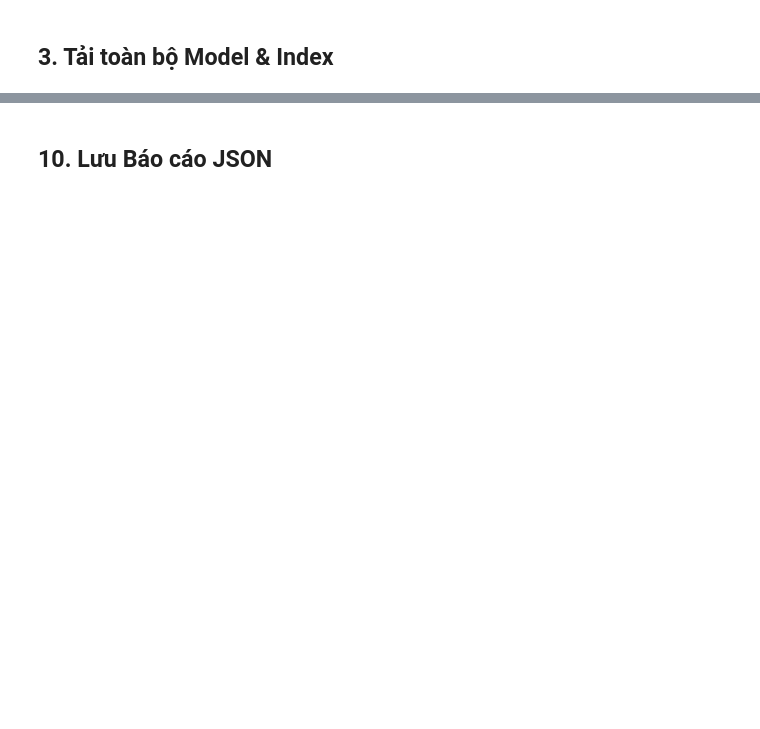
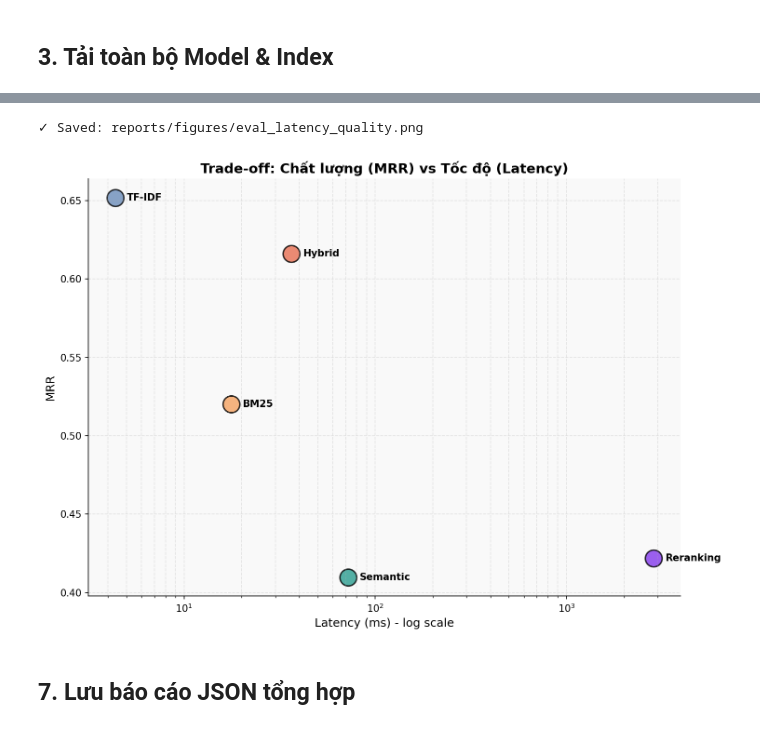
Before and after one commit to lamtd1/IT4930, a Jupyter notebook: AI/10_evaluation_comparison.ipynb, the cells around one changed output, grey strips where cells are left out. Cells and saved outputs as stored; diff of their text form; code cells hidden in the pictures; blank space fills up the shorter version.

```diff
--- a/AI/10_evaluation_comparison.ipynb
+++ b/AI/10_evaluation_comparison.ipynb
@@ -335,2 +275,44 @@ print(f"✓ Saved: {FIGURE_PATH / 'eval_latency_quality.png'}")
+# %%
+# 2. Biểu đồ đánh đổi giữa Độ trễ (Latency) và Chất lượng (MRR)
+# Scatter plot giữa 2 chiều: tốc độ (trục X, log scale) vs chất lượng (trục Y)
+
+plt.figure(figsize=(10, 7))
+for model in summary_df.index:
+    mrr_score = summary_df.loc[model, "MRR"]
+    latency = summary_df.loc[model, "Latency (ms)"]
+
+    plt.scatter(
+        latency,
+        mrr_score,
+        color=MODEL_COLORS.get(model, '#000000'),
+        s=300,
+        label=model,
+        alpha=0.8,
+        edgecolors='black',
+        linewidth=1.5
+    )
+
+    # Thêm label cho mỗi điểm
+    plt.text(
+        latency * 1.15,
+        mrr_score,
+        model,
+        fontsize=10,
+        weight='bold',
+        verticalalignment='center'
+    )
+
+plt.title("Trade-off: Chất lượng (MRR) vs Tốc độ (Latency)", fontsize=14, fontweight='bold')
+plt.xlabel("Latency (ms) - log scale", fontsize=12)
+plt.xscale("log")
+plt.ylabel("MRR", fontsize=12)
+plt.grid(True, which="both", ls="--", alpha=0.3)
+plt.tight_layout()
+plt.savefig(FIGURE_PATH / 'eval_latency_quality.png', dpi=150, bbox_inches='tight')
+print(f"✓ Saved: {FIGURE_PATH / 'eval_latency_quality.png'}")
+plt.show()
+# %% [output]
+✓ Saved: reports/figures/eval_latency_quality.png
+[figure, added]
 # %% [markdown]
-## 10. Lưu Báo cáo JSON
+## 7. Lưu báo cáo JSON tổng hợp
```
Also changed, not shown: parts of 29 cells of this notebook, 37 other files.
